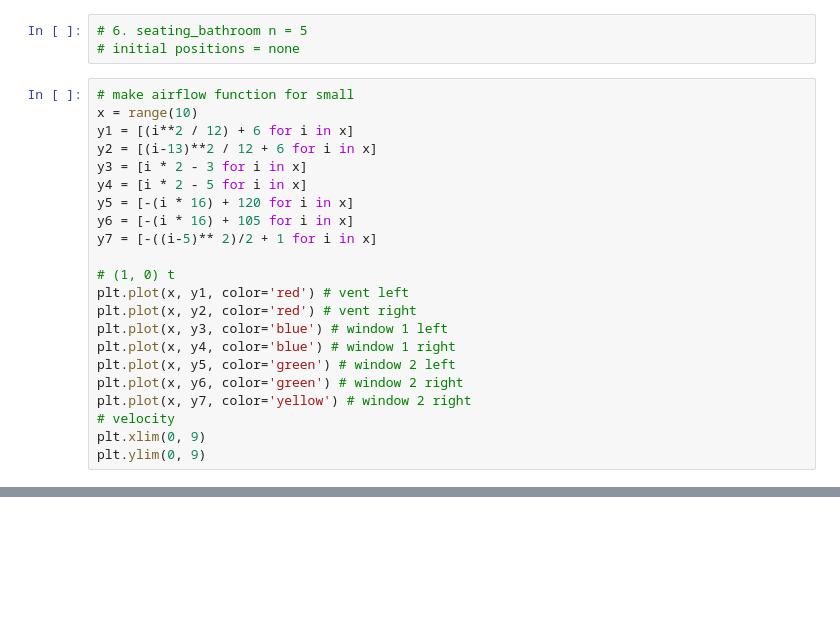
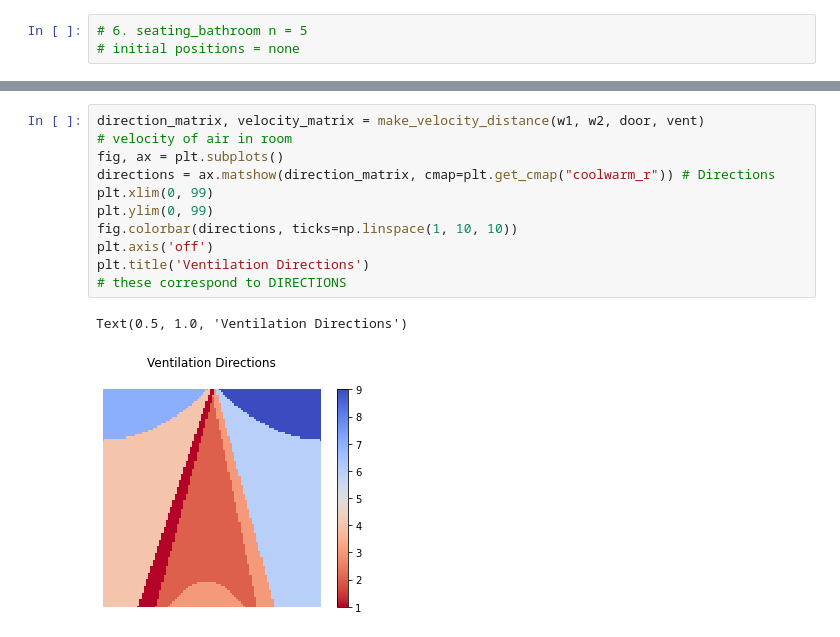
Before and after one commit to covABM/GeoACT_Classroom, a Jupyter notebook: temp_notebook.ipynb, the cells around one changed output, grey strips where cells are left out. Drawn from its saved outputs; the diff is of its cells as text; blank space fills up the shorter version.

```diff
--- a/temp_notebook.ipynb
+++ b/temp_notebook.ipynb
@@ -116,25 +81,3 @@ student_dict
 # %%
 # 6. seating_bathroom n = 5
 # initial positions = none
-# %%
-# make airflow function for small
-x = range(10)
-y1 = [(i**2 / 12) + 6 for i in x]
-y2 = [(i-13)**2 / 12 + 6 for i in x]
-y3 = [i * 2 - 3 for i in x]
-y4 = [i * 2 - 5 for i in x]
-y5 = [-(i * 16) + 120 for i in x]
-y6 = [-(i * 16) + 105 for i in x]
-y7 = [-((i-5)** 2)/2 + 1 for i in x]
-
-# (1, 0) t
-plt.plot(x, y1, color='red') # vent left
-plt.plot(x, y2, color='red') # vent right
-plt.plot(x, y3, color='blue') # window 1 left
-plt.plot(x, y4, color='blue') # window 1 right
-plt.plot(x, y5, color='green') # window 2 left
-plt.plot(x, y6, color='green') # window 2 right
-plt.plot(x, y7, color='yellow') # window 2 right
-# velocity
-plt.xlim(0, 9)
-plt.ylim(0, 9)
@@ -242,0 +220,14 @@ array([[2, 2, 2, ..., 2, 2, 2],
+# %%
+direction_matrix, velocity_matrix = make_velocity_distance(w1, w2, door, vent)
+# velocity of air in room
+fig, ax = plt.subplots()
+directions = ax.matshow(direction_matrix, cmap=plt.get_cmap("coolwarm_r")) # Directions
+plt.xlim(0, 99)
+plt.ylim(0, 99)
+fig.colorbar(directions, ticks=np.linspace(1, 10, 10))
+plt.axis('off')
+plt.title('Ventilation Directions')
+# these correspond to DIRECTIONS
+# %% [output]
+Text(0.5, 1.0, 'Ventilation Directions')
+[figure, added]
```
Also changed, not shown: parts of 18 cells of this notebook, 11 other files.
